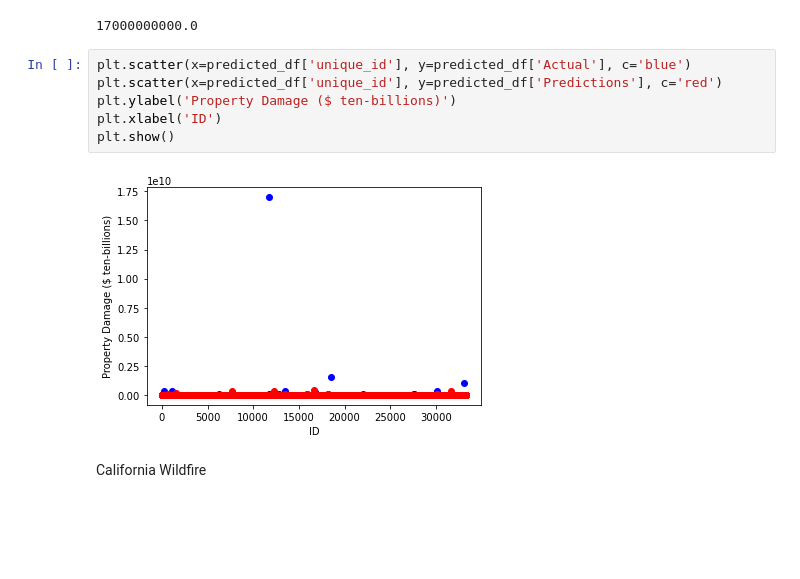
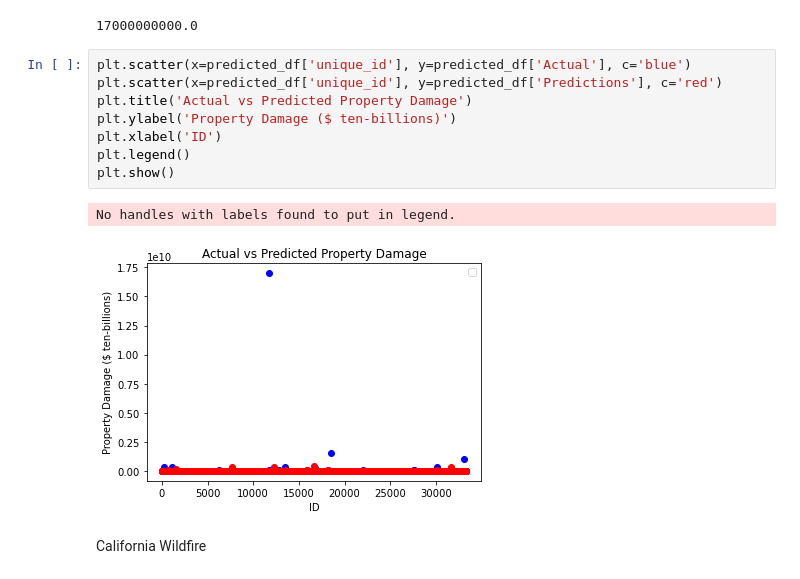
Before and after one commit to nfcresta/project-storm2.0, a Jupyter notebook: Project Storm 2.0.ipynb, the cells around one changed output. Drawn from its saved outputs; the diff is of its cells as text; blank space fills up the shorter version.

Commit message:
working on graphs

```diff
--- a/Project Storm 2.0.ipynb
+++ b/Project Storm 2.0.ipynb
@@ -319,10 +318,13 @@ predicted_df['Actual'].max()
 # %%
 plt.scatter(x=predicted_df['unique_id'], y=predicted_df['Actual'], c='blue')
 plt.scatter(x=predicted_df['unique_id'], y=predicted_df['Predictions'], c='red')
+plt.title('Actual vs Predicted Property Damage')
 plt.ylabel('Property Damage ($ ten-billions)')
 plt.xlabel('ID')
+plt.legend()
 plt.show()
 # %% [output]
+No handles with labels found to put in legend.
-[figure, old version]
+[figure, new version]
 # %% [markdown]
 California Wildfire
```
Also changed, not shown: parts of 1 cell of this notebook.
